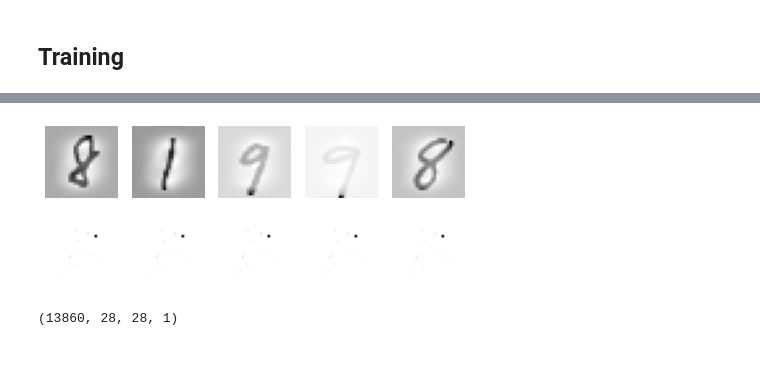
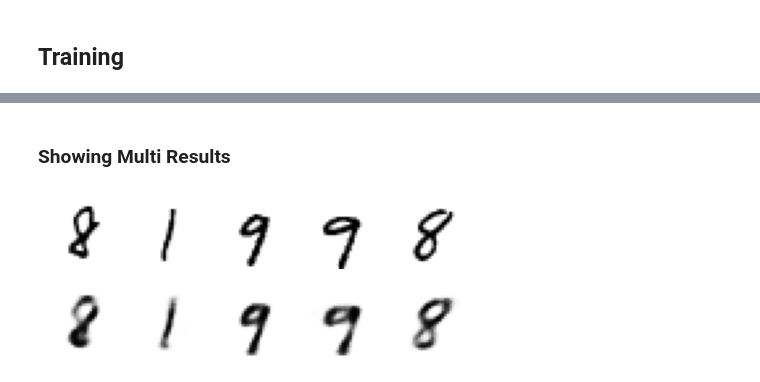
Before and after one commit to IIIskiplikIII/autoencoding-mnist, a Jupyter notebook: autoencoding-mnist.ipynb, the cells around one changed output, grey strips where cells are left out. Cells and saved outputs as stored; diff of their text form; code cells hidden in the pictures.

Commit message:
Changed a main activation fct - Problem solved by changing to sigmoid instead of relu - Added a single number print in the results section - Added some more sections

```diff
--- a/autoencoding-mnist.ipynb
+++ b/autoencoding-mnist.ipynb
@@ -91,8 +119,8 @@ X_valid = pipeline.fit_transform(X_valid)
 # %% [markdown]
 #### Reshaping Data in Tensor Batch Structure
 # %%
-X_train_prep = X_train.reshape(X_train.shape[0], 28, 28, 1)
-X_valid_prep = X_valid.reshape(X_valid.shape[0], 28, 28, 1)
+X_train_resh = X_train.values.reshape(X_train.shape[0], 28, 28)
+X_valid_resh = X_valid.values.reshape(X_valid.shape[0], 28, 28)
 
-y_train =  y_train.values.reshape(y_train.shape[0], 1)
-y_val = y_val.values.reshape(y_val.shape[0], 1)
+y_train_resh =  y_train.values.reshape(y_train.shape[0], 1)
+y_valid_resh = y_valid.values.reshape(y_valid.shape[0], 1)
@@ -103,12 +156,12 @@ def plot_image(image):
     plt.imshow(image, cmap="binary")
     plt.axis("off")
 
-def show_reconstructions(model, n_images=5):
-    reconstructions = model.predict(X_valid_prep[:n_images])
+def show_reconstructions(model, X_valid, n_images=5):
+    reconstructions = model.predict(X_valid[:n_images])
     fig = plt.figure(figsize=(n_images * 1.5, 3))
 
     for image_index in range(n_images):
         plt.subplot(2, n_images, 1 + image_index)
-        plot_image(X_valid_prep[image_index])
+        plot_image(X_valid[image_index])
         plt.subplot(2, n_images, 1 + n_images + image_index)
         plot_image(reconstructions[image_index])
@@ -120,15 +177,15 @@ plot_image(X_valid_prep[6])
 # Model Creation - Deep Denoising Autoencoder
 # %%
 dropout_encoder = keras.models.Sequential([
-    keras.layers.Flatten(input_shape=[28,28]),
-    keras.layers.Dropout(0.5),
+    keras.layers.Flatten(input_shape=[28, 28]),
+    #keras.layers.Dropout(0.2),
     keras.layers.Dense(100, activation="selu"),
-    keras.layers.Dense(30, activation="selu")
+    keras.layers.Dense(30, activation="selu")           # Codings
 ])
 
 dropout_decoder = keras.models.Sequential([
     keras.layers.Dense(100, activation="selu", input_shape=[30]),
-    keras.layers.Dense(28 * 28, activation="relu"),
+    keras.layers.Dense(28 * 28, activation="sigmoid"),  ### PROBLEMSTELLE gefunden: Hier war relu drin
     keras.layers.Reshape([28, 28])
 ])
 
@@ -173,6 +228,6 @@ _________________________________________________________________
 # %% [markdown]
 ## Training
 # %%
-history = dropout_ae.fit(X_train_prep, X_train_prep, epochs= 10, validation_data=(X_valid_prep, X_valid_prep))
+history = dropout_ae.fit(X_train_resh, X_train_resh, epochs= 10, validation_data=(X_valid_resh, X_valid_resh))
 # %% [output]
 Epoch 1/10
@@ -218,9 +282,6 @@ plot_image(dropout_ae.predict(X_valid_prep[:10])[8])
+# %% [markdown]
+### Showing Multi Results
 # %%
-show_reconstructions(dropout_ae)
+show_reconstructions(dropout_ae, X_valid_resh)
 # %% [output]
-[figure, old version]
+[figure, new version]
-# %%
-X_train_prep.shape
-X_valid_prep.shape
-# %% [output]
-(13860, 28, 28, 1)
```
Also changed, not shown: parts of 25 cells of this notebook.
